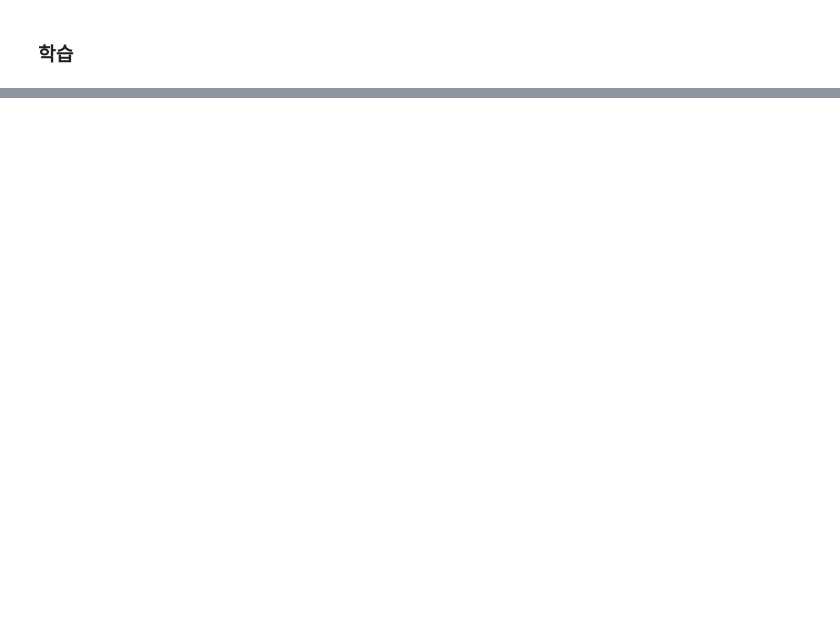
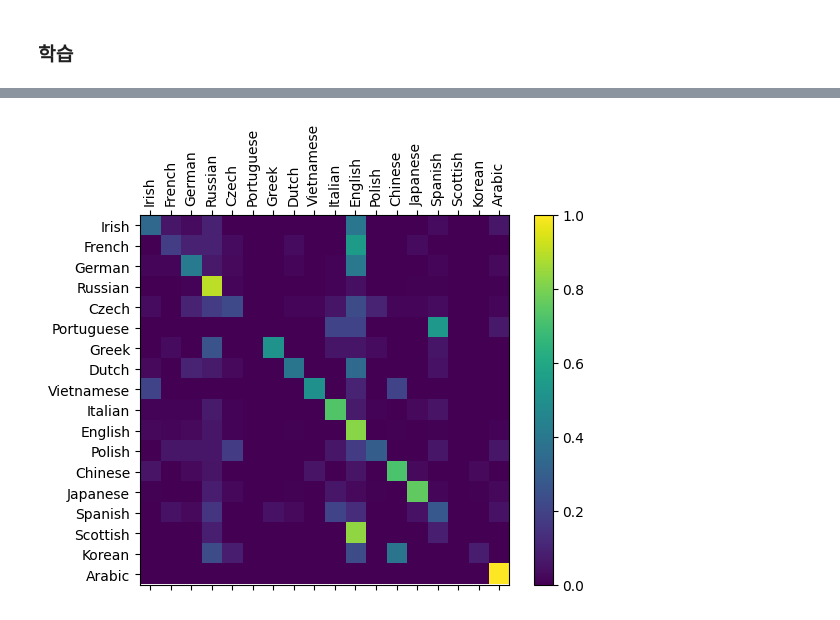
Before and after one commit to va4756/deeplearn_practice, a Jupyter notebook: pytorch_reinfoceL_01.ipynb, the cells around one changed output, grey strips where cells are left out. Cells and saved outputs as stored; diff of their text form; code cells hidden in the pictures; blank space fills up the shorter version.

```diff
--- a/pytorch_reinfoceL_01.ipynb
+++ b/pytorch_reinfoceL_01.ipynb
@@ -422,0 +500,35 @@ tensor([[-2.8965, -2.8852, -2.9353, -2.8082, -2.8899, -2.8494, -2.9099, -2.7785,
+# %%
+def evaluate(rnn, testing_data, classes):
+    confusion = torch.zeros(len(classes), len(classes))
+
+    rnn.eval()
+    with torch.no_grad():
+        for i in range(len(testing_data)):
+            (label_tensor, text_tensor, label, text) = testing_data[i]
+            output = rnn(text_tensor)
+            guess, guess_i = label_from_output(output, classes)
+            label_i = classes.index(label)
+            confusion[label_i][guess_i] += 1
+
+    # Normalize by dividing every row by its sum
+    for i in range(len(classes)):
+        denom = confusion[i].sum()
+        if denom > 0:
+            confusion[i] = confusion[i] / denom
+
+    fig = plt.figure()
+    ax = fig.add_subplot(111)
+    cax = ax.matshow(confusion.cpu().numpy())
+    fig.colorbar(cax)
+
+    ax.set_xticks(np.arange(len(classes)), labels=classes, rotation=90)
+    ax.set_yticks(np.arange(len(classes)), labels=classes)
+
+    ax.xaxis.set_major_locator(ticker.MultipleLocator(1))
+    ax.yaxis.set_major_locator(ticker.MultipleLocator(1))
+
+    plt.show()
+# %%
+evaluate(rnn, test_set, classes=alldata.labels_uniq)
+# %% [output]
+[figure, added]
```
Also changed, not shown: parts of 12 cells of this notebook.
